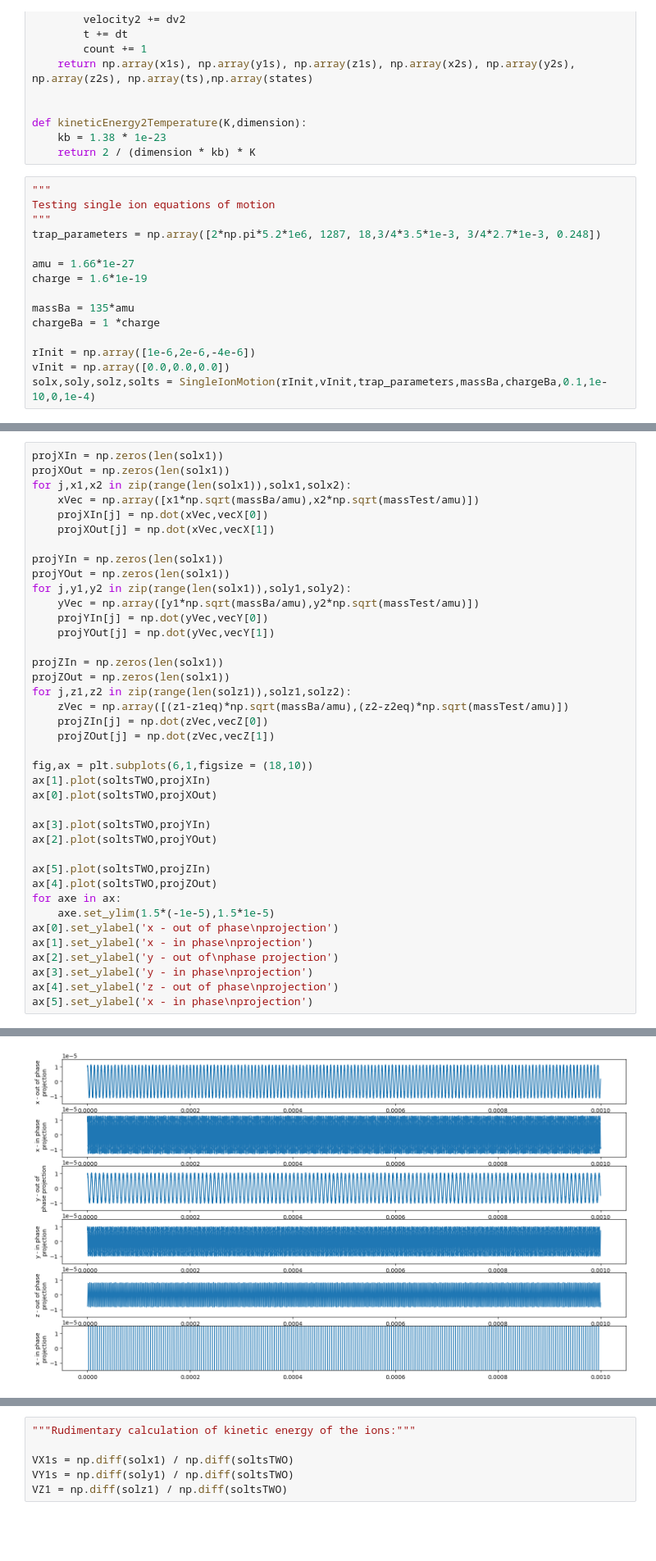
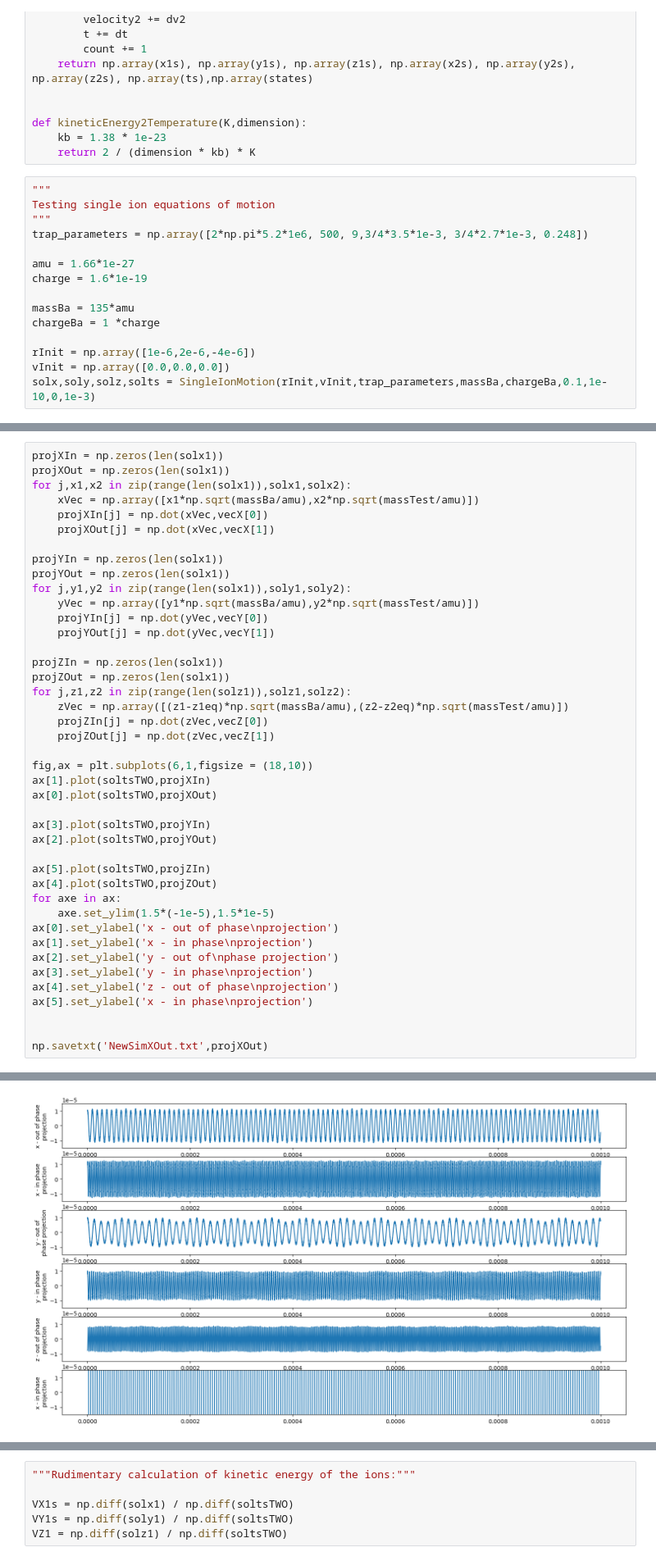
Before and after one commit to EmilLenler/PhD-Work, a Jupyter notebook: Two-Ion-Systems/Clean 2 Ion Code/2_ion_motion.ipynb, the cells around one changed output, grey strips where cells are left out. Shown at 82% size. Drawn from its saved outputs; the diff is of its cells as text; blank space fills up the shorter version.

```diff
--- a/Two-Ion-Systems/Clean 2 Ion Code/2_ion_motion.ipynb
+++ b/Two-Ion-Systems/Clean 2 Ion Code/2_ion_motion.ipynb
@@ -553,7 +553,7 @@ def kineticEnergy2Temperature(K,dimension):
 """
 Testing single ion equations of motion
 """
-trap_parameters = np.array([2*np.pi*5.2*1e6, 1287, 18,3/4*3.5*1e-3, 3/4*2.7*1e-3, 0.248])
+trap_parameters = np.array([2*np.pi*5.2*1e6, 500, 9,3/4*3.5*1e-3, 3/4*2.7*1e-3, 0.248])
 
 amu = 1.66*1e-27
 charge = 1.6*1e-19
@@ -563,5 +563,5 @@ chargeBa = 1 *charge
 
 rInit = np.array([1e-6,2e-6,-4e-6])
 vInit = np.array([0.0,0.0,0.0])
-solx,soly,solz,solts = SingleIonMotion(rInit,vInit,trap_parameters,massBa,chargeBa,0.1,1e-10,0,1e-4)
+solx,soly,solz,solts = SingleIonMotion(rInit,vInit,trap_parameters,massBa,chargeBa,0.1,1e-10,0,1e-3)
 # %%
@@ -697,4 +763,7 @@ ax[2].set_ylabel('y - out of\nphase projection')
 ax[3].set_ylabel('y - in phase\nprojection')
 ax[4].set_ylabel('z - out of phase\nprojection')
 ax[5].set_ylabel('x - in phase\nprojection')
+
+
+np.savetxt('NewSimXOut.txt',projXOut)
 # %% [output]
@@ -702,4 +770,4 @@ Text(0, 0.5, 'x - in phase\nprojection')
-[figure, old version]
+[figure, new version]
 # %%
 """As a diagnostic, perform an fft of the motion to determine which frequencies are present:"""
 from scipy.fft import fft, fftfreq
```
Also changed, not shown: parts of 15 cells of this notebook, 23 other files.
